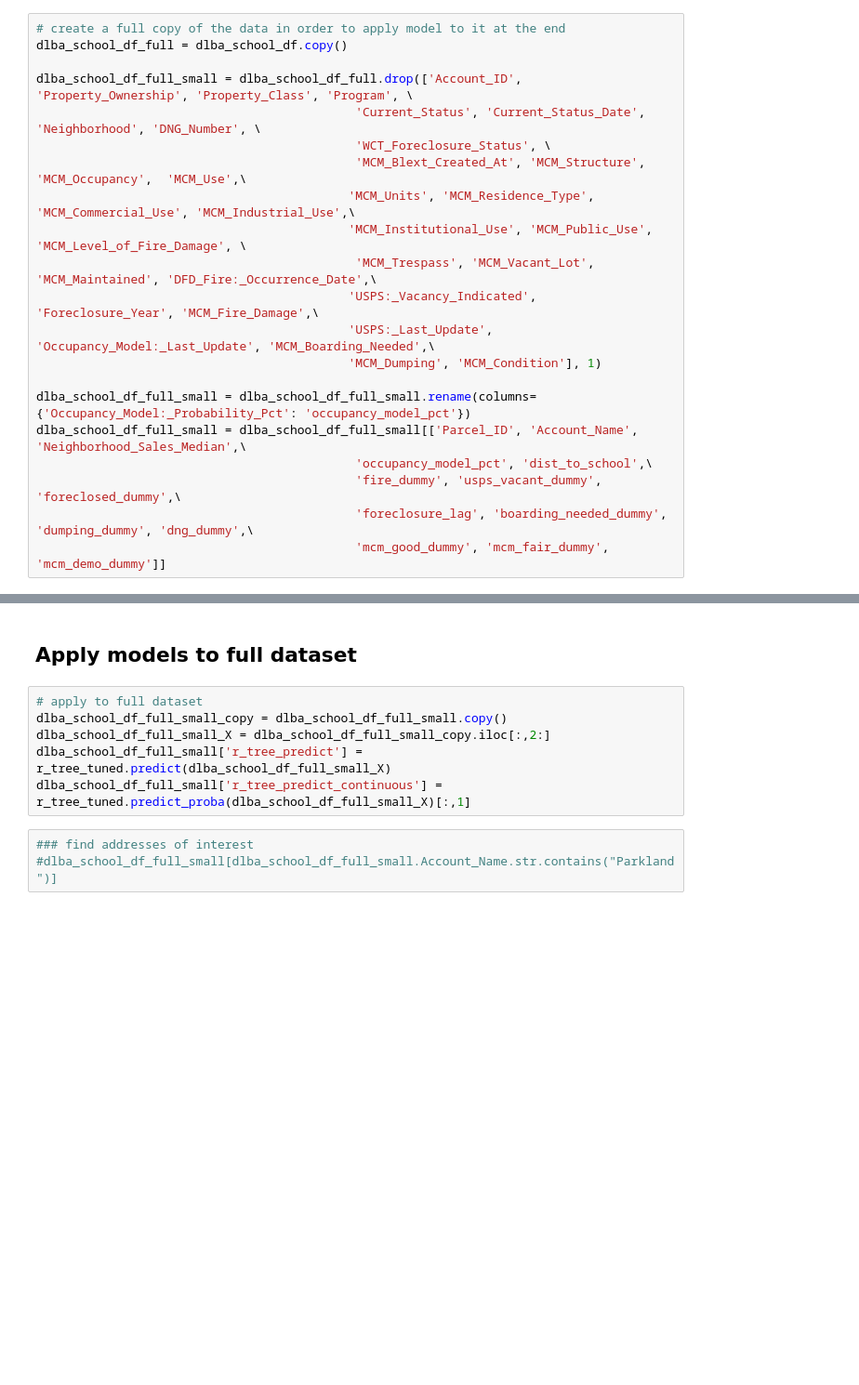
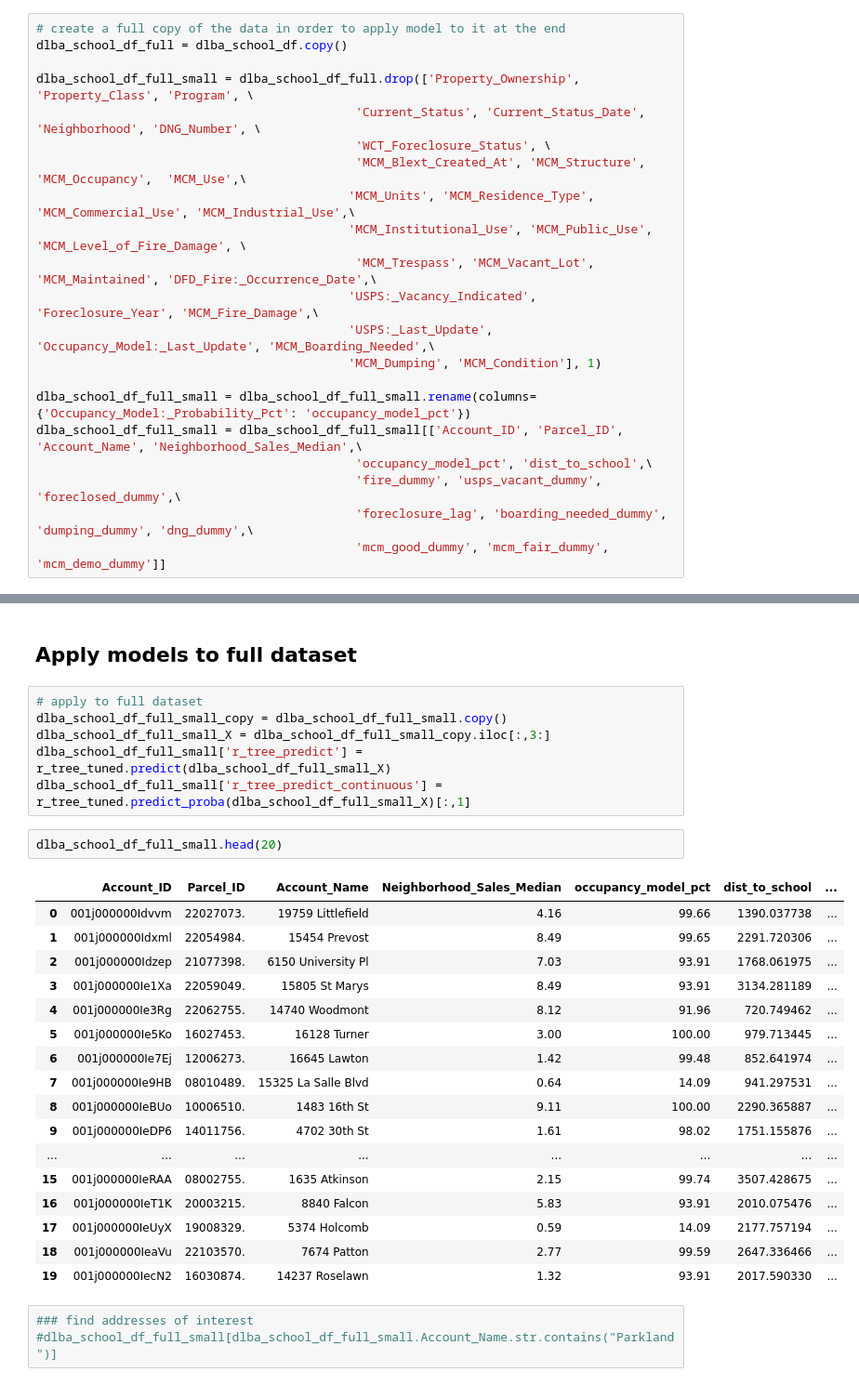
Before and after one commit to gperrin12/DLBA_Demo_Model, a Jupyter notebook: demo_data_dive_022117.ipynb, the cells around one changed output, grey strips where cells are left out. Shown: that part at 93% size. Drawn from its saved outputs; the diff is of its cells as text; blank space fills up the shorter version.

```diff
--- a/demo_data_dive_022117.ipynb
+++ b/demo_data_dive_022117.ipynb
@@ -173,7 +179,7 @@ dlba_school_df = dlba_school_df[~pd.isnull(dlba_school_df['Neighborhood_Sales_Me
 # create a full copy of the data in order to apply model to it at the end
 dlba_school_df_full = dlba_school_df.copy()
 
-dlba_school_df_full_small = dlba_school_df_full.drop(['Account_ID', 'Property_Ownership', 'Property_Class', 'Program', \
+dlba_school_df_full_small = dlba_school_df_full.drop(['Property_Ownership', 'Property_Class', 'Program', \
                                             'Current_Status', 'Current_Status_Date', 'Neighborhood', 'DNG_Number', \
                                             'WCT_Foreclosure_Status', \
                                             'MCM_Blext_Created_At', 'MCM_Structure', 'MCM_Occupancy',  'MCM_Use',\
@@ -185,7 +191,7 @@ dlba_school_df_full_small = dlba_school_df_full.drop(['Account_ID', 'Property_Ow
                                            'MCM_Dumping', 'MCM_Condition'], 1)
 
 dlba_school_df_full_small = dlba_school_df_full_small.rename(columns={'Occupancy_Model:_Probability_Pct': 'occupancy_model_pct'})
-dlba_school_df_full_small = dlba_school_df_full_small[['Parcel_ID', 'Account_Name', 'Neighborhood_Sales_Median',\
+dlba_school_df_full_small = dlba_school_df_full_small[['Account_ID', 'Parcel_ID', 'Account_Name', 'Neighborhood_Sales_Median',\
                                             'occupancy_model_pct', 'dist_to_school',\
                                             'fire_dummy', 'usps_vacant_dummy', 'foreclosed_dummy',\
                                             'foreclosure_lag', 'boarding_needed_dummy', 'dumping_dummy', 'dng_dummy',\
@@ -494,9 +546,29 @@ print np.mean(res)
 # %%
 # apply to full dataset
 dlba_school_df_full_small_copy = dlba_school_df_full_small.copy()
-dlba_school_df_full_small_X = dlba_school_df_full_small_copy.iloc[:,2:]
+dlba_school_df_full_small_X = dlba_school_df_full_small_copy.iloc[:,3:]
 dlba_school_df_full_small['r_tree_predict'] = r_tree_tuned.predict(dlba_school_df_full_small_X)
 dlba_school_df_full_small['r_tree_predict_continuous'] = r_tree_tuned.predict_proba(dlba_school_df_full_small_X)[:,1]
+# %%
+dlba_school_df_full_small.head(20)
+# %% [output]
+|  | Account_ID | Parcel_ID | Account_Name | Neighborhood_Sales_Median | occupancy_model_pct | dist_to_school | ... |
+| 0 | 001j000000Idvvm | 22027073. | 19759 Littlefield | 4.16 | 99.66 | 1390.037738 | ... |
+| 1 | 001j000000Idxml | 22054984. | 15454 Prevost | 8.49 | 99.65 | 2291.720306 | ... |
+| 2 | 001j000000Idzep | 21077398. | 6150 University Pl | 7.03 | 93.91 | 1768.061975 | ... |
+| 3 | 001j000000Ie1Xa | 22059049. | 15805 St Marys | 8.49 | 93.91 | 3134.281189 | ... |
+| 4 | 001j000000Ie3Rg | 22062755. | 14740 Woodmont | 8.12 | 91.96 | 720.749462 | ... |
+| 5 | 001j000000Ie5Ko | 16027453. | 16128 Turner | 3.00 | 100.00 | 979.713445 | ... |
+| 6 | 001j000000Ie7Ej | 12006273. | 16645 Lawton | 1.42 | 99.48 | 852.641974 | ... |
+| 7 | 001j000000Ie9HB | 08010489. | 15325 La Salle Blvd | 0.64 | 14.09 | 941.297531 | ... |
+| 8 | 001j000000IeBUo | 10006510. | 1483 16th St | 9.11 | 100.00 | 2290.365887 | ... |
+| 9 | 001j000000IeDP6 | 14011756. | 4702 30th St | 1.61 | 98.02 | 1751.155876 | ... |
+| ... | ... | ... | ... | ... | ... | ... | ... |
+| 15 | 001j000000IeRAA | 08002755. | 1635 Atkinson | 2.15 | 99.74 | 3507.428675 | ... |
+| 16 | 001j000000IeT1K | 20003215. | 8840 Falcon | 5.83 | 93.91 | 2010.075476 | ... |
+| 17 | 001j000000IeUyX | 19008329. | 5374 Holcomb | 0.59 | 14.09 | 2177.757194 | ... |
+| 18 | 001j000000IeaVu | 22103570. | 7674 Patton | 2.77 | 99.59 | 2647.336466 | ... |
+| 19 | 001j000000IecN2 | 16030874. | 14237 Roselawn | 1.32 | 93.91 | 2017.590330 | ... |
 # %%
 ### find addresses of interest
 #dlba_school_df_full_small[dlba_school_df_full_small.Account_Name.str.contains("Parkland")]
```
Also changed, not shown: parts of 16 cells of this notebook.
